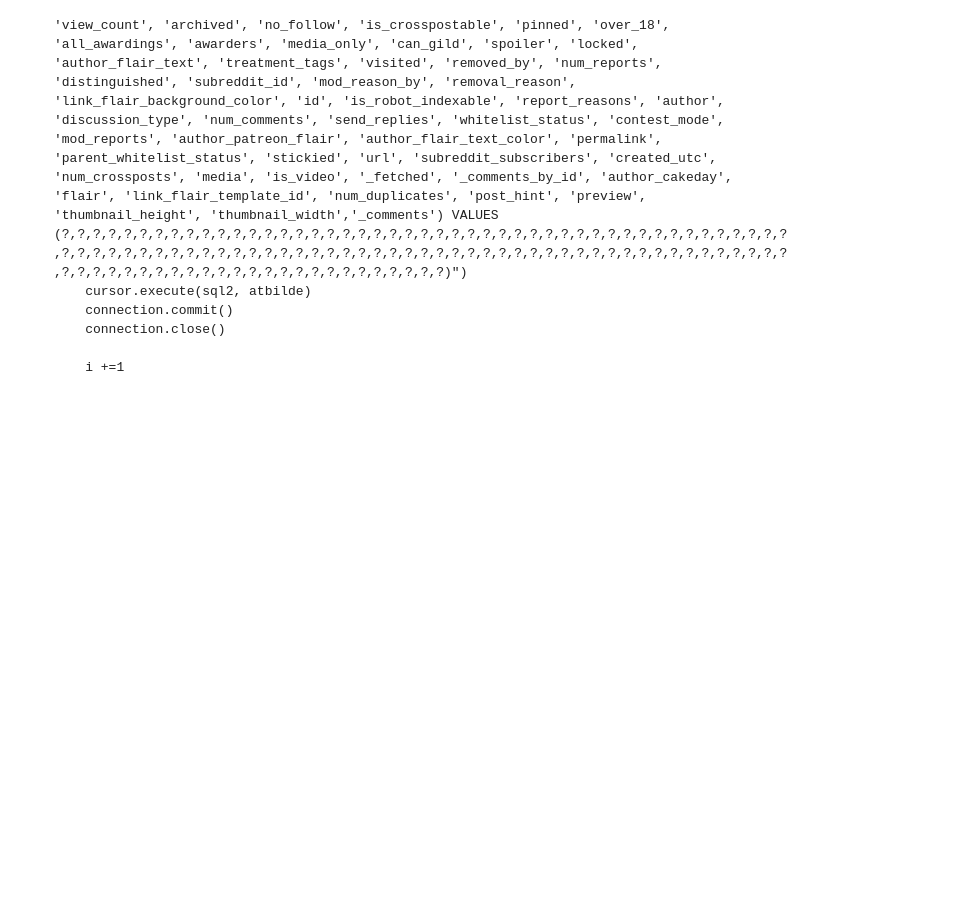
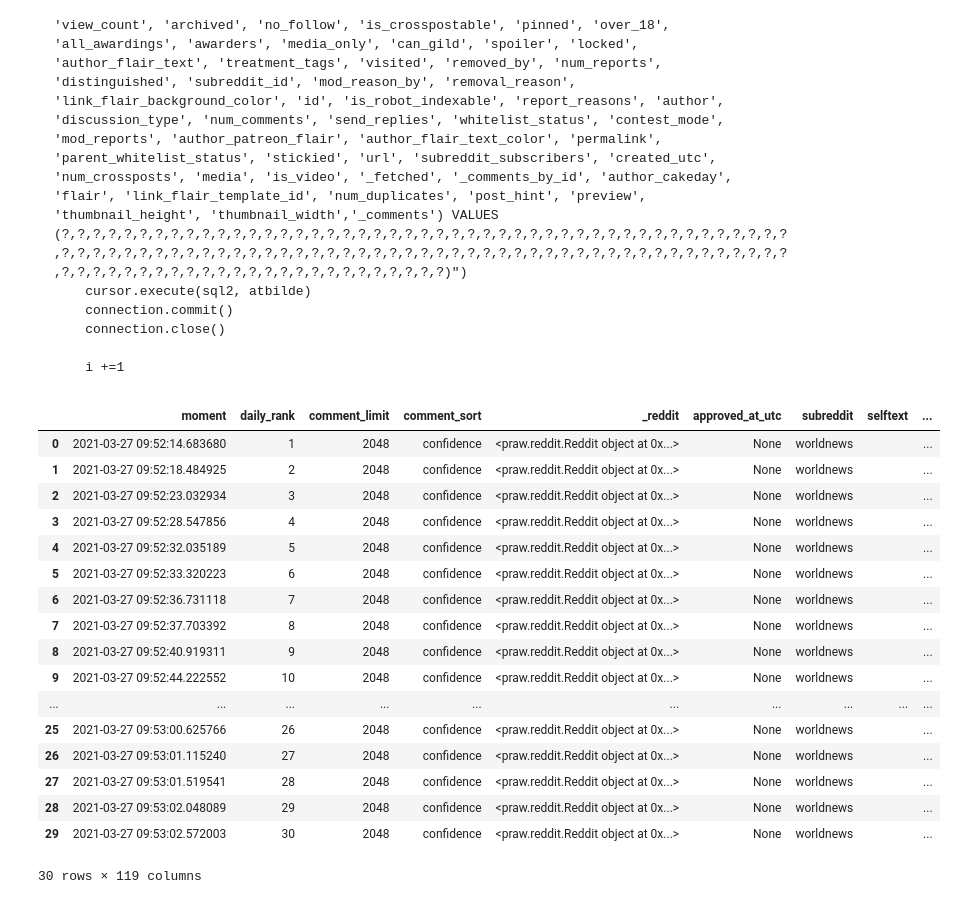
Before and after one commit to Amarilda/MscAston, a Jupyter notebook: MSC/Reddit API.ipynb, the cells around one changed output. Saved outputs shown, nothing was run; the diff lists cells and outputs as text; code cells hidden in the pictures; blank space fills up the shorter version.

```diff
--- a/MSC/Reddit API.ipynb
+++ b/MSC/Reddit API.ipynb
@@ -148,3 +148,24 @@ for post in top_posts:
         connection.close()
 
         i +=1
+# %%
+z
+# %% [output]
+|  | moment | daily_rank | comment_limit | comment_sort | _reddit | approved_at_utc | subreddit | selftext | ... |
+| 0 | 2021-03-27 09:52:14.683680 | 1 | 2048 | confidence | <praw.reddit.Reddit object at 0x...> | None | worldnews |  | ... |
+| 1 | 2021-03-27 09:52:18.484925 | 2 | 2048 | confidence | <praw.reddit.Reddit object at 0x...> | None | worldnews |  | ... |
+| 2 | 2021-03-27 09:52:23.032934 | 3 | 2048 | confidence | <praw.reddit.Reddit object at 0x...> | None | worldnews |  | ... |
+| 3 | 2021-03-27 09:52:28.547856 | 4 | 2048 | confidence | <praw.reddit.Reddit object at 0x...> | None | worldnews |  | ... |
+| 4 | 2021-03-27 09:52:32.035189 | 5 | 2048 | confidence | <praw.reddit.Reddit object at 0x...> | None | worldnews |  | ... |
+| 5 | 2021-03-27 09:52:33.320223 | 6 | 2048 | confidence | <praw.reddit.Reddit object at 0x...> | None | worldnews |  | ... |
+| 6 | 2021-03-27 09:52:36.731118 | 7 | 2048 | confidence | <praw.reddit.Reddit object at 0x...> | None | worldnews |  | ... |
+| 7 | 2021-03-27 09:52:37.703392 | 8 | 2048 | confidence | <praw.reddit.Reddit object at 0x...> | None | worldnews |  | ... |
+| 8 | 2021-03-27 09:52:40.919311 | 9 | 2048 | confidence | <praw.reddit.Reddit object at 0x...> | None | worldnews |  | ... |
+| 9 | 2021-03-27 09:52:44.222552 | 10 | 2048 | confidence | <praw.reddit.Reddit object at 0x...> | None | worldnews |  | ... |
+| ... | ... | ... | ... | ... | ... | ... | ... | ... | ... |
+| 25 | 2021-03-27 09:53:00.625766 | 26 | 2048 | confidence | <praw.reddit.Reddit object at 0x...> | None | worldnews |  | ... |
+| 26 | 2021-03-27 09:53:01.115240 | 27 | 2048 | confidence | <praw.reddit.Reddit object at 0x...> | None | worldnews |  | ... |
+| 27 | 2021-03-27 09:53:01.519541 | 28 | 2048 | confidence | <praw.reddit.Reddit object at 0x...> | None | worldnews |  | ... |
+| 28 | 2021-03-27 09:53:02.048089 | 29 | 2048 | confidence | <praw.reddit.Reddit object at 0x...> | None | worldnews |  | ... |
+| 29 | 2021-03-27 09:53:02.572003 | 30 | 2048 | confidence | <praw.reddit.Reddit object at 0x...> | None | worldnews |  | ... |
+30 rows × 119 columns
```
Also changed, not shown: parts of 11 cells of this notebook.
